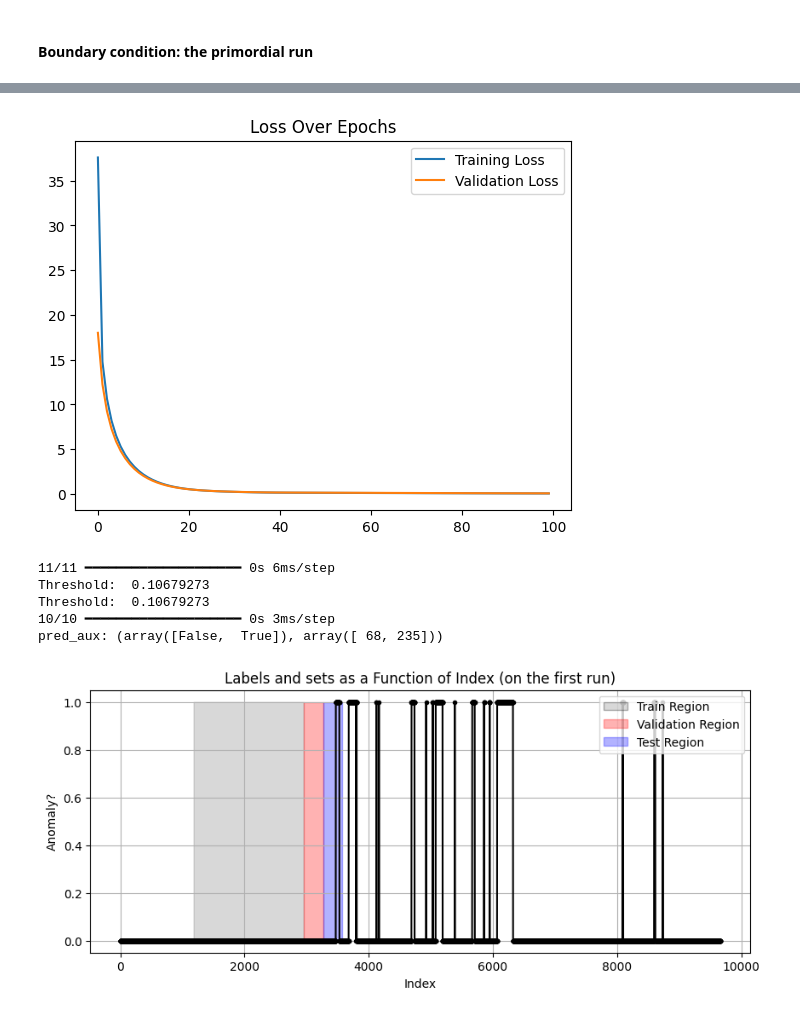
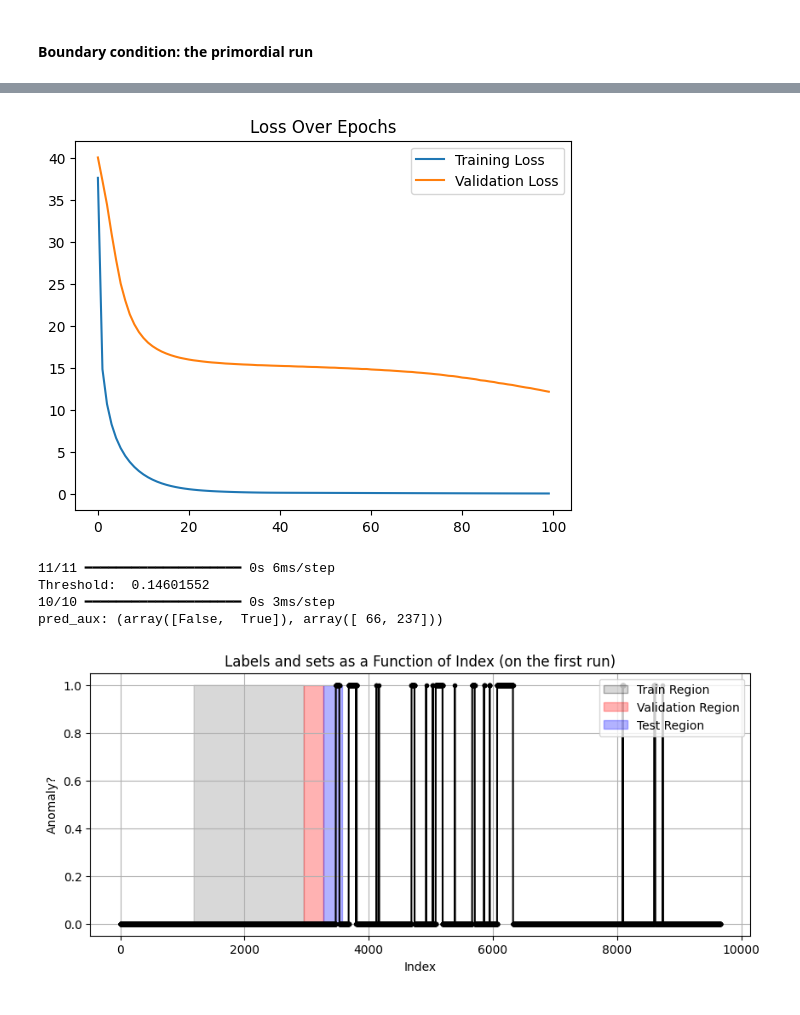
Before and after one commit to joaotiago-dias/metro_porto, a Jupyter notebook: Porto_SAE_window_v2.ipynb, the cells around one changed output, grey strips where cells are left out. Drawn from its saved outputs; the diff is of its cells as text; code cells hidden in the pictures.

```diff
--- a/Porto_SAE_window_v2.ipynb
+++ b/Porto_SAE_window_v2.ipynb
@@ -137,6 +137,7 @@ threshold_list = []
 normal_train_data = np.empty((0, 16), dtype=np.float32)  # Empty array with correct shape
 anomalous_train_data = np.empty((0, 16), dtype=np.float32)
 normal_val_data = np.empty((0, 16), dtype=np.float32)
+anomalous_val_data = np.empty((0, 16), dtype=np.float32)
 
 
 test_cycle_normalized = np.empty((1, 16), dtype=np.float32)
@@ -190,23 +191,30 @@ normal_val_data_normalized = np.zeros_like(normal_val_data)
 scaler = MinMaxScaler()
 normal_train_data_normalized[:,:7] = scaler.fit_transform(normal_train_data[:, :7].flatten().reshape(-1, 1)).reshape(normal_train_data.shape[0], 7)
 test_data_normalized[:,:7] = scaler.transform(test_data[:, :7].flatten().reshape(-1, 1)).reshape(test_data.shape[0], 7)
-normal_val_data_normalized[:,:7] = scaler.transform(normal_val_data[:, :7].flatten().reshape(-1, 1)).reshape(normal_val_data.shape[0], 7)
+val_data_normalized[:,:7] = scaler.transform(val_data[:, :7].flatten().reshape(-1, 1)).reshape(val_data.shape[0], 7)
 
 # Fit and transform sensor 2 (columns 7-13)
 normal_train_data_normalized[:, 7:14] = scaler.fit_transform(normal_train_data[:, 7:14].flatten().reshape(-1, 1)).reshape(normal_train_data.shape[0], 7)
 test_data_normalized[:,7:14] = scaler.transform(test_data[:, 7:14].flatten().reshape(-1, 1)).reshape(test_data.shape[0], 7)
-normal_val_data_normalized[:,7:14] = scaler.transform(normal_val_data[:, 7:14].flatten().reshape(-1, 1)).reshape(normal_val_data.shape[0], 7)
+val_data_normalized[:,7:14] = scaler.transform(val_data[:, 7:14].flatten().reshape(-1, 1)).reshape(val_data.shape[0], 7)
 
 # Fit and transform Trun (column 14)
 normal_train_data_normalized[:, 14] = scaler.fit_transform(normal_train_data[:, 14].reshape(-1, 1)).flatten()
 test_data_normalized[:, 14] = scaler.transform(test_data[:, 14].reshape(-1, 1)).flatten()
-normal_val_data_normalized[:, 14] = scaler.transform(normal_val_data[:, 14].reshape(-1, 1)).flatten()
+val_data_normalized[:, 14] = scaler.transform(val_data[:, 14].reshape(-1, 1)).flatten()
 
 # Fit and transform Tidle (column 15)
 normal_train_data_normalized[:, 15] = scaler.fit_transform(normal_train_data[:, 15].reshape(-1, 1)).flatten()
 test_data_normalized[:, 15] = scaler.transform(test_data[:, 15].reshape(-1, 1)).flatten()
-normal_val_data_normalized[:, 15] = scaler.transform(normal_val_data[:, 15].reshape(-1, 1)).flatten()
+val_data_normalized[:, 15] = scaler.transform(val_data[:, 15].reshape(-1, 1)).flatten()
 
+
+#Separate into normal and anomalous data
+for i in range(len(val_labels)):
+    if val_labels[i] == 0:
+        normal_val_data_normalized = np.concatenate((normal_val_data_normalized, val_data_normalized[i:i+1, :]), axis=0)
+    else:
+        anomalous_val_data_normalized = np.concatenate((anomalous_val_data_normalized, val_data_normalized[i:i+1, :]), axis=0)
 
 
 # Compile the model with the custom loss
@@ -233,20 +241,35 @@ plt.show()
 
 
 # Classify an ECG as anomalous if the reconstruction error is greater than one standard deviation
-reconstructions_train = autoencoder.predict(normal_val_data_normalized)
-val_loss = tf.keras.losses.mae(reconstructions_train, normal_val_data_normalized)
+reconstructions_val = autoencoder.predict(val_data_normalized)
+val_loss = tf.keras.losses.mae(reconstructions_val, val_data_normalized)
 
-# Compute the first quartile (Q1) and third quartile (Q3)
-Q1 = np.percentile(val_loss, 25)
-Q3 = np.percentile(val_loss, 75)
-IQR = Q3 - Q1
-# Define the threshold using Tukey's fence - 1.5 for outliers. 3 for far-out results
-k = 3
-best_threshold = Q3 + k * IQR
+if 1 in val_labels:
+    y_true = (np.array(val_labels) != 0).astype(int)
+    scores = np.array(val_loss)
+
+    # 1. Calculate precision, recall, and thresholds.
+    precision, recall, thresholds = precision_recall_curve(y_true, scores)
+
+    # Note: precision and recall arrays have one extra element compared to thresholds.
+    # We'll compute F1 scores for the thresholds only.
+    # F1 = 2 * (precision * recall) / (precision + recall)
+    f1_scores = 2 * precision[:-1] * recall[:-1] / (precision[:-1] + recall[:-1] + 1e-8)  # added epsilon for safety
+    # 2. Identify the best threshold (maximizing F1 score)
+    best_idx = np.argmax(f1_scores)
+    best_threshold = thresholds[best_idx]
+
+else:
+    # Compute the first quartile (Q1) and third quartile (Q3)
+    Q1 = np.percentile(val_loss, 25)
+    Q3 = np.percentile(val_loss, 75)
+    IQR = Q3 - Q1
+    # Define the threshold using Tukey's fence - 1.5 for outliers. 3 for far-out results
+    k = 8
+    best_threshold = Q3 + k * IQR
 
 threshold_list.append(best_threshold)
 print("Threshold: ", best_threshold)
-
 
 
 
@@ -280,9 +303,8 @@ Epoch 100/100
-[figure, old version]
+[figure, new version]
 11/11 ━━━━━━━━━━━━━━━━━━━━ 0s 6ms/step
-Threshold:  0.10679273
-Threshold:  0.10679273
+Threshold:  0.14601552
 10/10 ━━━━━━━━━━━━━━━━━━━━ 0s 3ms/step
-pred_aux: (array([False,  True]), array([ 68, 235]))
+pred_aux: (array([False,  True]), array([ 66, 237]))
 # %%
 labels_int = [int(label) for label in labels]
 
```
Also changed, not shown: parts of 13 cells of this notebook.
